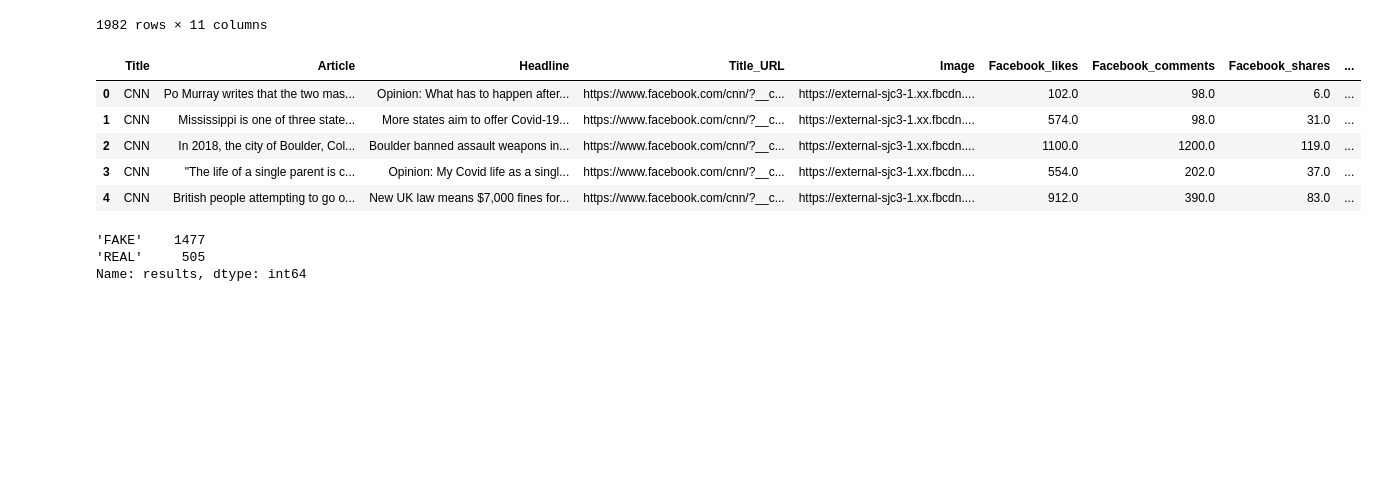
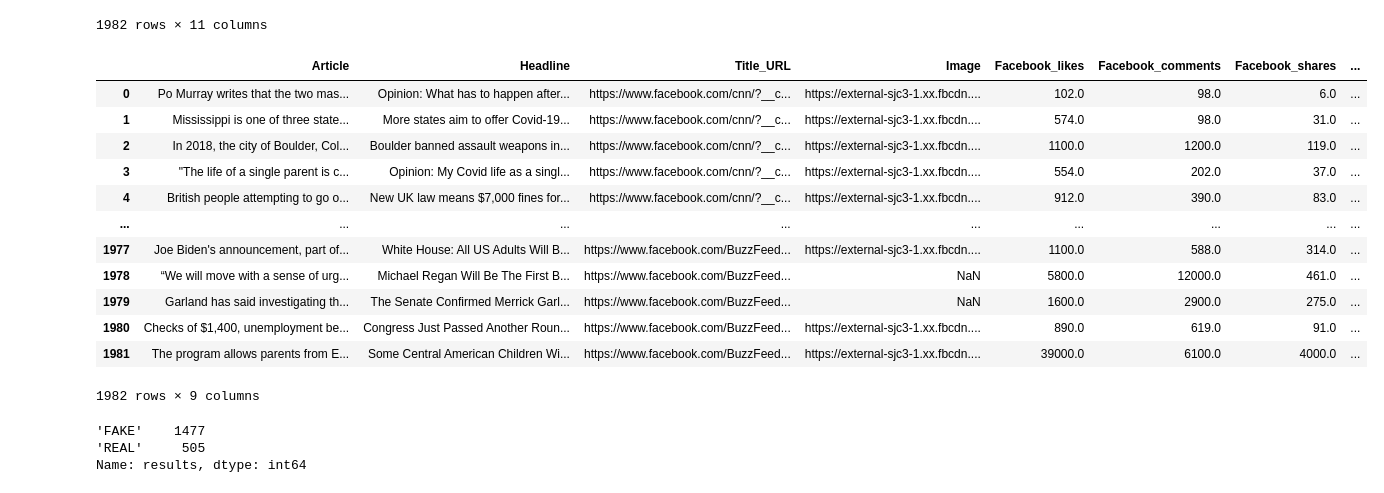
Before and after one commit to aliciasply/Final-Project, a Jupyter notebook: Code/Final-Visualization-Data-Cleaning-Alicia .ipynb, the cells around one changed output. Drawn from its saved outputs; the diff is of its cells as text; code cells hidden in the pictures; blank space fills up the shorter version.

```diff
--- a/Code/Final-Visualization-Data-Cleaning-Alicia .ipynb
+++ b/Code/Final-Visualization-Data-Cleaning-Alicia .ipynb
@@ -148,12 +145,19 @@ all_cleaned_news
 # %%
 # Drop first column
 all_cleaned_news = all_cleaned_news.drop(all_cleaned_news.columns[0], axis=1)
-all_cleaned_news.head()
+all_cleaned_news
 # %% [output]
-|  | Title | Article | Headline | Title_URL | Image | Facebook_likes | Facebook_comments | Facebook_shares | ... |
-| 0 | CNN | Po Murray writes that the two mas... | Opinion: What has to happen after... | https://www.facebook.com/cnn/?__c... | https://external-sjc3-1.xx.fbcdn.... | 102.0 | 98.0 | 6.0 | ... |
-| 1 | CNN | Mississippi is one of three state... | More states aim to offer Covid-19... | https://www.facebook.com/cnn/?__c... | https://external-sjc3-1.xx.fbcdn.... | 574.0 | 98.0 | 31.0 | ... |
-| 2 | CNN | In 2018, the city of Boulder, Col... | Boulder banned assault weapons in... | https://www.facebook.com/cnn/?__c... | https://external-sjc3-1.xx.fbcdn.... | 1100.0 | 1200.0 | 119.0 | ... |
-| 3 | CNN | "The life of a single parent is c... | Opinion: My Covid life as a singl... | https://www.facebook.com/cnn/?__c... | https://external-sjc3-1.xx.fbcdn.... | 554.0 | 202.0 | 37.0 | ... |
-| 4 | CNN | British people attempting to go o... | New UK law means $7,000 fines for... | https://www.facebook.com/cnn/?__c... | https://external-sjc3-1.xx.fbcdn.... | 912.0 | 390.0 | 83.0 | ... |
+|  | Article | Headline | Title_URL | Image | Facebook_likes | Facebook_comments | Facebook_shares | ... |
+| 0 | Po Murray writes that the two mas... | Opinion: What has to happen after... | https://www.facebook.com/cnn/?__c... | https://external-sjc3-1.xx.fbcdn.... | 102.0 | 98.0 | 6.0 | ... |
+| 1 | Mississippi is one of three state... | More states aim to offer Covid-19... | https://www.facebook.com/cnn/?__c... | https://external-sjc3-1.xx.fbcdn.... | 574.0 | 98.0 | 31.0 | ... |
+| 2 | In 2018, the city of Boulder, Col... | Boulder banned assault weapons in... | https://www.facebook.com/cnn/?__c... | https://external-sjc3-1.xx.fbcdn.... | 1100.0 | 1200.0 | 119.0 | ... |
+| 3 | "The life of a single parent is c... | Opinion: My Covid life as a singl... | https://www.facebook.com/cnn/?__c... | https://external-sjc3-1.xx.fbcdn.... | 554.0 | 202.0 | 37.0 | ... |
+| 4 | British people attempting to go o... | New UK law means $7,000 fines for... | https://www.facebook.com/cnn/?__c... | https://external-sjc3-1.xx.fbcdn.... | 912.0 | 390.0 | 83.0 | ... |
+| ... | ... | ... | ... | ... | ... | ... | ... | ... |
+| 1977 | Joe Biden's announcement, part of... | White House: All US Adults Will B... | https://www.facebook.com/BuzzFeed... | https://external-sjc3-1.xx.fbcdn.... | 1100.0 | 588.0 | 314.0 | ... |
+| 1978 | “We will move with a sense of urg... | Michael Regan Will Be The First B... | https://www.facebook.com/BuzzFeed... | NaN | 5800.0 | 12000.0 | 461.0 | ... |
+| 1979 | Garland has said investigating th... | The Senate Confirmed Merrick Garl... | https://www.facebook.com/BuzzFeed... | NaN | 1600.0 | 2900.0 | 275.0 | ... |
+| 1980 | Checks of $1,400, unemployment be... | Congress Just Passed Another Roun... | https://www.facebook.com/BuzzFeed... | https://external-sjc3-1.xx.fbcdn.... | 890.0 | 619.0 | 91.0 | ... |
+| 1981 | The program allows parents from E... | Some Central American Children Wi... | https://www.facebook.com/BuzzFeed... | https://external-sjc3-1.xx.fbcdn.... | 39000.0 | 6100.0 | 4000.0 | ... |
+1982 rows × 9 columns
 # %%
```
Also changed, not shown: parts of 31 cells of this notebook, 4 other files.
